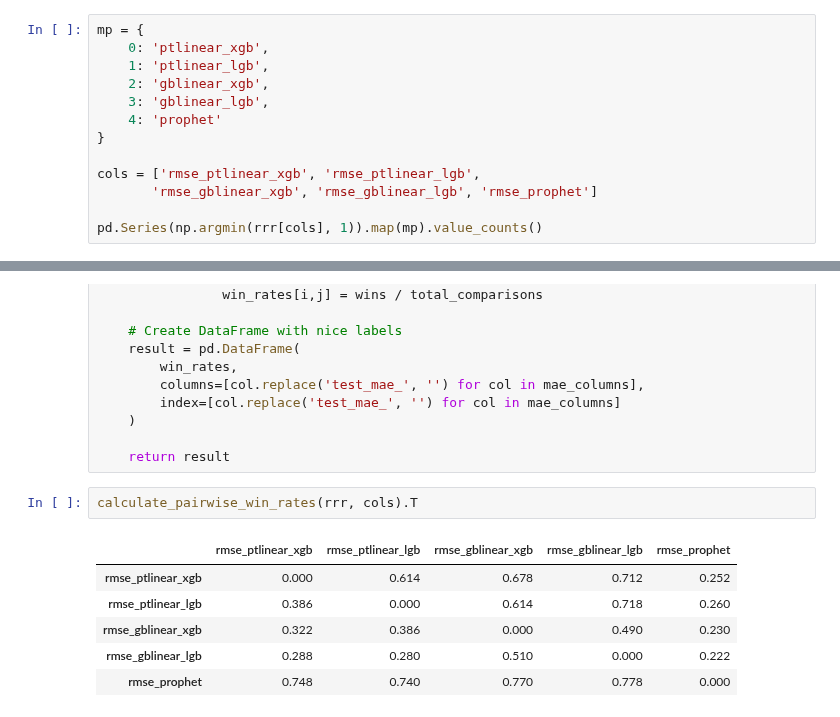
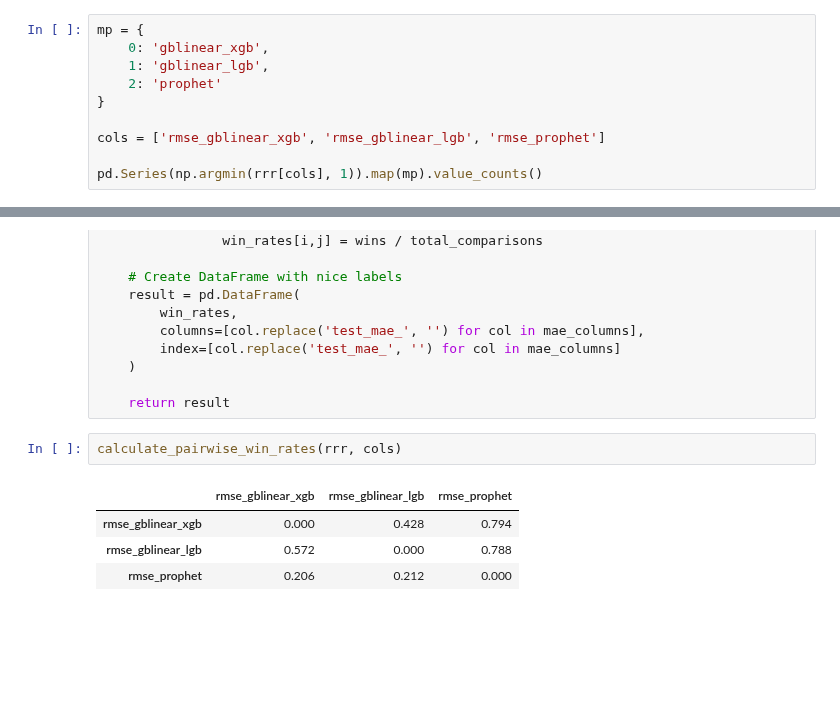
Before and after one commit to mthorrell/gbnet, a Jupyter notebook: examples/gblinear_forecast_example.ipynb, the cells around one changed output, grey strips where cells are left out. Drawn from its saved outputs; the diff is of its cells as text; blank space fills up the shorter version.

```diff
--- a/examples/gblinear_forecast_example.ipynb
+++ b/examples/gblinear_forecast_example.ipynb
@@ -142,15 +120,12 @@ rrr = pd.DataFrame(results).rename(columns={
 })
 # %%
 mp = {
-    0: 'ptlinear_xgb',
-    1: 'ptlinear_lgb',
-    2: 'gblinear_xgb',
-    3: 'gblinear_lgb',
-    4: 'prophet'
+    0: 'gblinear_xgb',
+    1: 'gblinear_lgb',
+    2: 'prophet'
 }
 
-cols = ['rmse_ptlinear_xgb', 'rmse_ptlinear_lgb',
-       'rmse_gblinear_xgb', 'rmse_gblinear_lgb', 'rmse_prophet']
+cols = ['rmse_gblinear_xgb', 'rmse_gblinear_lgb', 'rmse_prophet']
 
 pd.Series(np.argmin(rrr[cols], 1)).map(mp).value_counts()
 # %% [output]
@@ -193,14 +166,12 @@ def calculate_pairwise_win_rates(df, mae_columns):
 
     return result
 # %%
-calculate_pairwise_win_rates(rrr, cols).T
+calculate_pairwise_win_rates(rrr, cols)
 # %% [output]
-|  | rmse_ptlinear_xgb | rmse_ptlinear_lgb | rmse_gblinear_xgb | rmse_gblinear_lgb | rmse_prophet |
-| rmse_ptlinear_xgb | 0.000 | 0.614 | 0.678 | 0.712 | 0.252 |
-| rmse_ptlinear_lgb | 0.386 | 0.000 | 0.614 | 0.718 | 0.260 |
-| rmse_gblinear_xgb | 0.322 | 0.386 | 0.000 | 0.490 | 0.230 |
-| rmse_gblinear_lgb | 0.288 | 0.280 | 0.510 | 0.000 | 0.222 |
-| rmse_prophet | 0.748 | 0.740 | 0.770 | 0.778 | 0.000 |
+|  | rmse_gblinear_xgb | rmse_gblinear_lgb | rmse_prophet |
+| rmse_gblinear_xgb | 0.000 | 0.428 | 0.794 |
+| rmse_gblinear_lgb | 0.572 | 0.000 | 0.788 |
+| rmse_prophet | 0.206 | 0.212 | 0.000 |
 # %%
 rrr['gblinear_lgb_win_rate'] = rrr['rmse_gblinear_lgb'] < rrr['rmse_prophet']
 rrr.groupby('name')['gblinear_lgb_win_rate'].mean()
```
Also changed, not shown: parts of 7 cells of this notebook, 1 other file.
